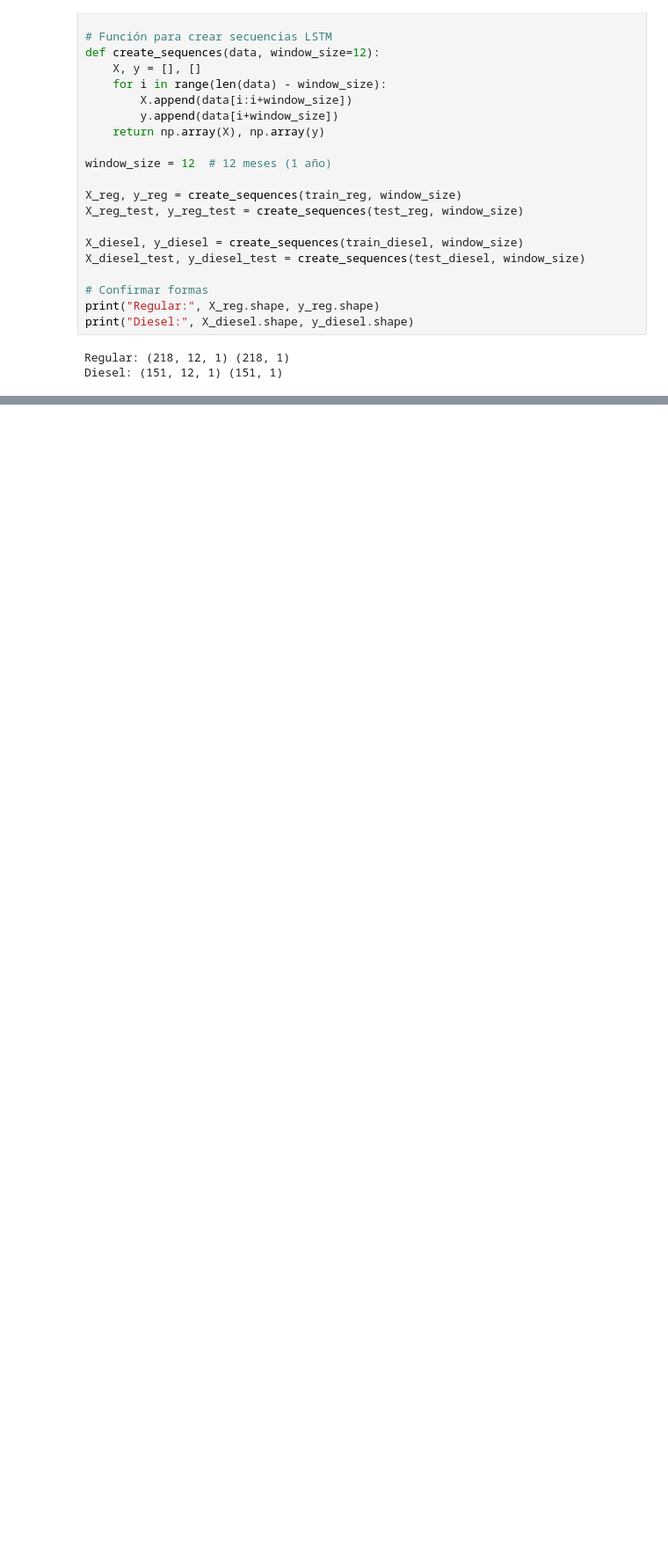
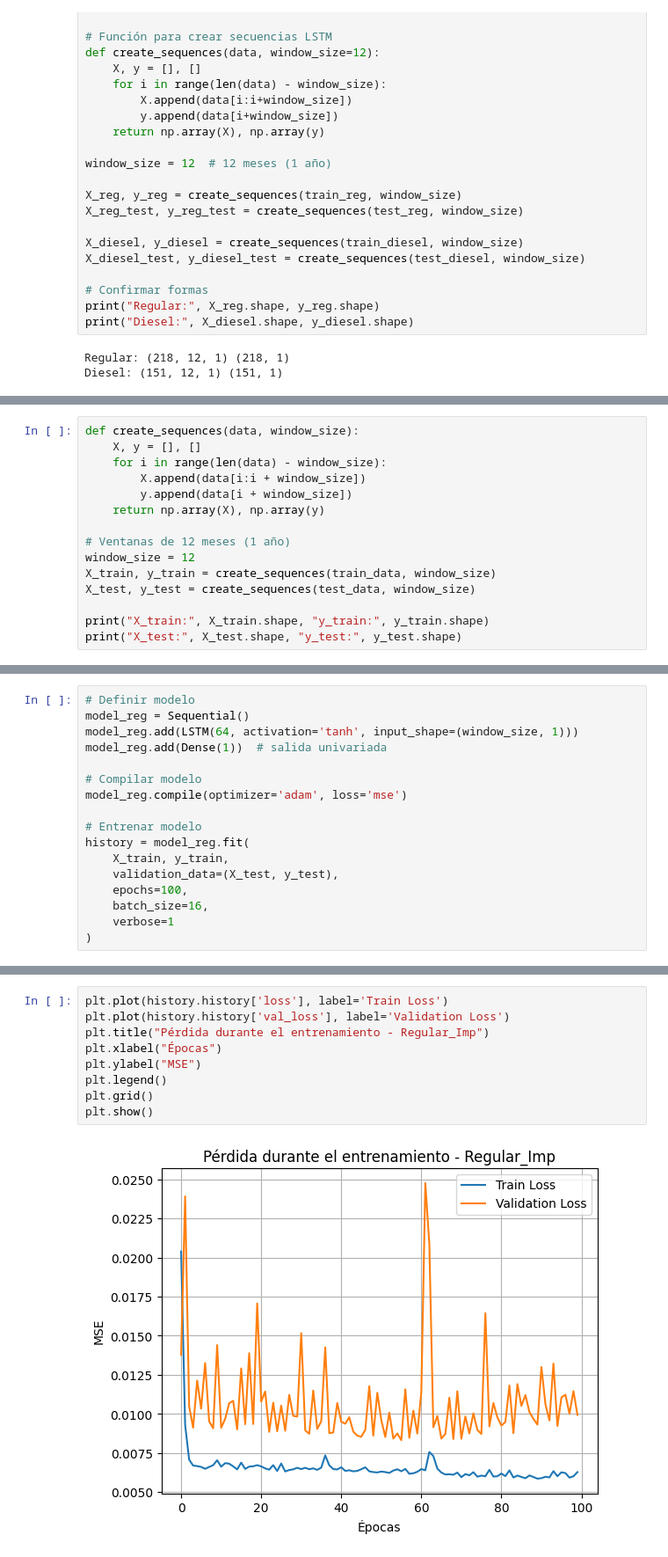
Before and after one commit to EstebanZG999/Lab2_DS, a Jupyter notebook: src/lstm.ipynb, the cells around one changed output, grey strips where cells are left out. Shown at 88% size. Drawn from its saved outputs; the diff is of its cells as text; blank space fills up the shorter version.

Commit message:
feat: LSTM regular import model done

```diff
--- a/src/lstm.ipynb
+++ b/src/lstm.ipynb
@@ -119,0 +141,15 @@ Diesel: (151, 12, 1) (151, 1)
+# %%
+def create_sequences(data, window_size):
+    X, y = [], []
+    for i in range(len(data) - window_size):
+        X.append(data[i:i + window_size])
+        y.append(data[i + window_size])
+    return np.array(X), np.array(y)
+
+# Ventanas de 12 meses (1 año)
+window_size = 12
+X_train, y_train = create_sequences(train_data, window_size)
+X_test, y_test = create_sequences(test_data, window_size)
+
+print("X_train:", X_train.shape, "y_train:", y_train.shape)
+print("X_test:", X_test.shape, "y_test:", y_test.shape)
@@ -119,0 +161,17 @@ Diesel: (151, 12, 1) (151, 1)
+# %%
+# Definir modelo
+model_reg = Sequential()
+model_reg.add(LSTM(64, activation='tanh', input_shape=(window_size, 1)))
+model_reg.add(Dense(1))  # salida univariada
+
+# Compilar modelo
+model_reg.compile(optimizer='adam', loss='mse')
+
+# Entrenar modelo
+history = model_reg.fit(
+    X_train, y_train,
+    validation_data=(X_test, y_test),
+    epochs=100,
+    batch_size=16,
+    verbose=1
+)
@@ -119,0 +198,11 @@ Diesel: (151, 12, 1) (151, 1)
+# %%
+plt.plot(history.history['loss'], label='Train Loss')
+plt.plot(history.history['val_loss'], label='Validation Loss')
+plt.title("Pérdida durante el entrenamiento - Regular_Imp")
+plt.xlabel("Épocas")
+plt.ylabel("MSE")
+plt.legend()
+plt.grid()
+plt.show()
+# %% [output]
+[figure, added]
```
Also changed, not shown: parts of 9 cells of this notebook.
